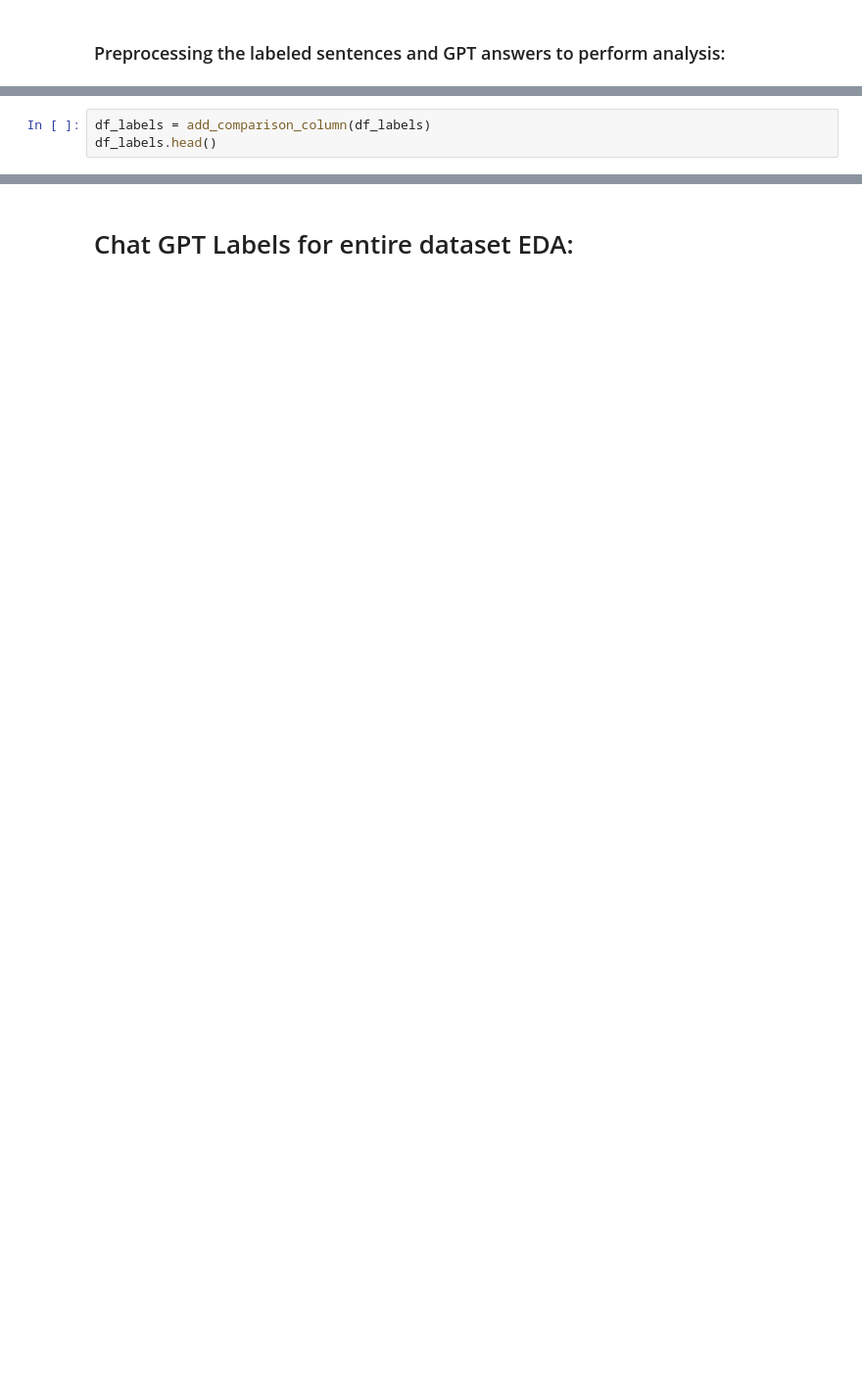
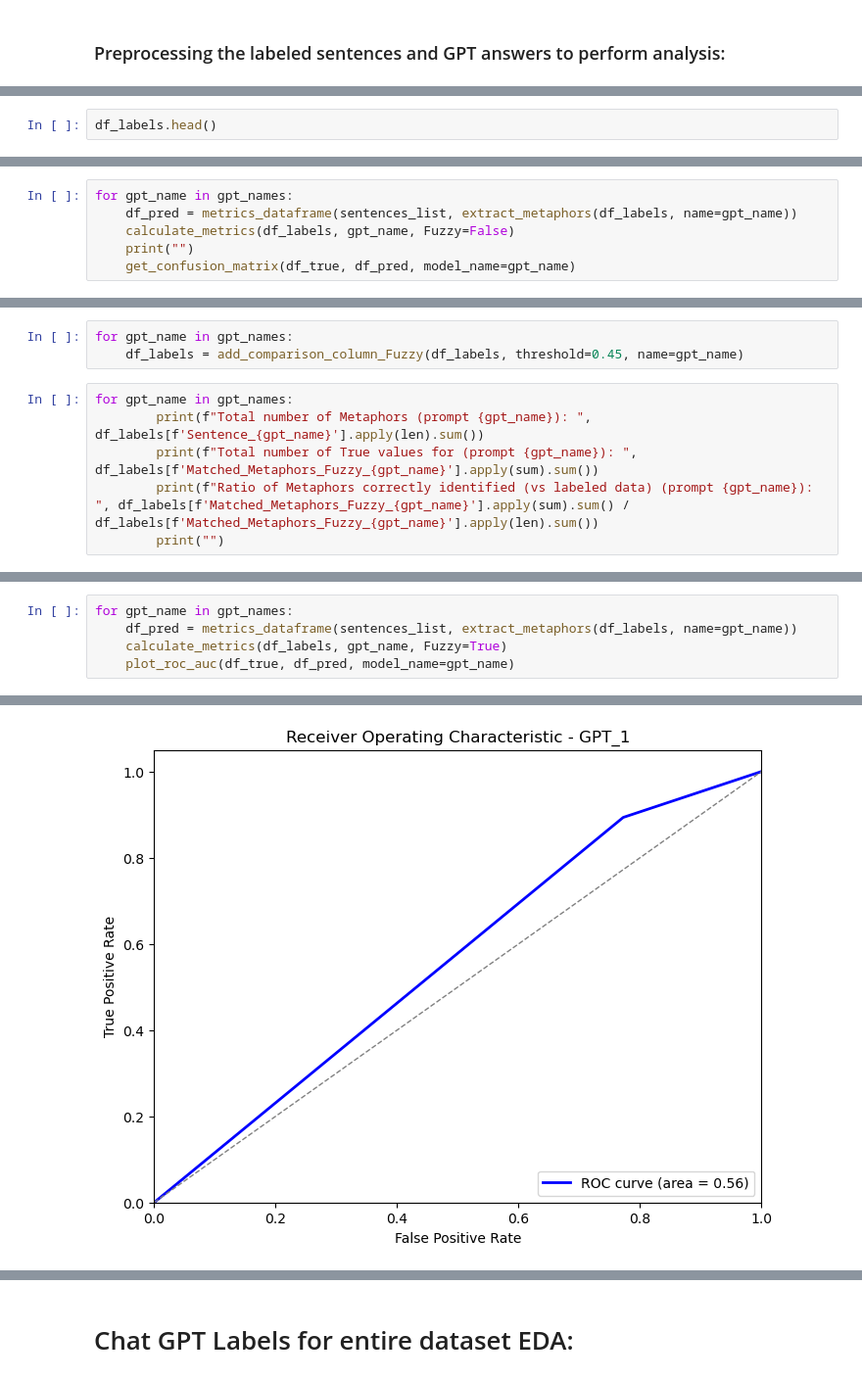
Before and after one commit to lalvarezpoli/DSDM_Thesis, a Jupyter notebook: ChatGPT_Labelling.ipynb, the cells around one changed output, grey strips where cells are left out. Shown at 98% size. Cells and saved outputs as stored; diff of their text form; blank space fills up the shorter version.

```diff
--- a/ChatGPT_Labelling.ipynb
+++ b/ChatGPT_Labelling.ipynb
@@ -468,5 +610,4 @@ def add_comparison_column(df, threshold=20):
 # %%
-df_labels = add_comparison_column(df_labels)
 df_labels.head()
 # %% [output]
 |  | Unnamed: 0 | Date | Media | Member | Link | Information | Questions | Answers | Metaphors | ... |
@@ -516,0 +725,6 @@ F1 Score:  0.8623853211009175
+# %%
+for gpt_name in gpt_names:
+    df_pred = metrics_dataframe(sentences_list, extract_metaphors(df_labels, name=gpt_name))
+    calculate_metrics(df_labels, gpt_name, Fuzzy=False)
+    print("")
+    get_confusion_matrix(df_true, df_pred, model_name=gpt_name)
@@ -516,0 +749,9 @@ F1 Score:  0.8623853211009175
+# %%
+for gpt_name in gpt_names:
+    df_labels = add_comparison_column_Fuzzy(df_labels, threshold=0.45, name=gpt_name)
+# %%
+for gpt_name in gpt_names:
+        print(f"Total number of Metaphors (prompt {gpt_name}): ", df_labels[f'Sentence_{gpt_name}'].apply(len).sum())
+        print(f"Total number of True values for (prompt {gpt_name}): ", df_labels[f'Matched_Metaphors_Fuzzy_{gpt_name}'].apply(sum).sum())
+        print(f"Ratio of Metaphors correctly identified (vs labeled data) (prompt {gpt_name}): ", df_labels[f'Matched_Metaphors_Fuzzy_{gpt_name}'].apply(sum).sum() / df_labels[f'Matched_Metaphors_Fuzzy_{gpt_name}'].apply(len).sum())
+        print("")
@@ -516,0 +774,6 @@ F1 Score:  0.8623853211009175
+# %%
+for gpt_name in gpt_names:
+    df_pred = metrics_dataframe(sentences_list, extract_metaphors(df_labels, name=gpt_name))
+    calculate_metrics(df_labels, gpt_name, Fuzzy=True)
+    plot_roc_auc(df_true, df_pred, model_name=gpt_name)
+# %% [output]
@@ -516,0 +786 @@ F1 Score:  0.8623853211009175
+[figure, added]
```
Also changed, not shown: parts of 49 cells of this notebook, 11 other files.
